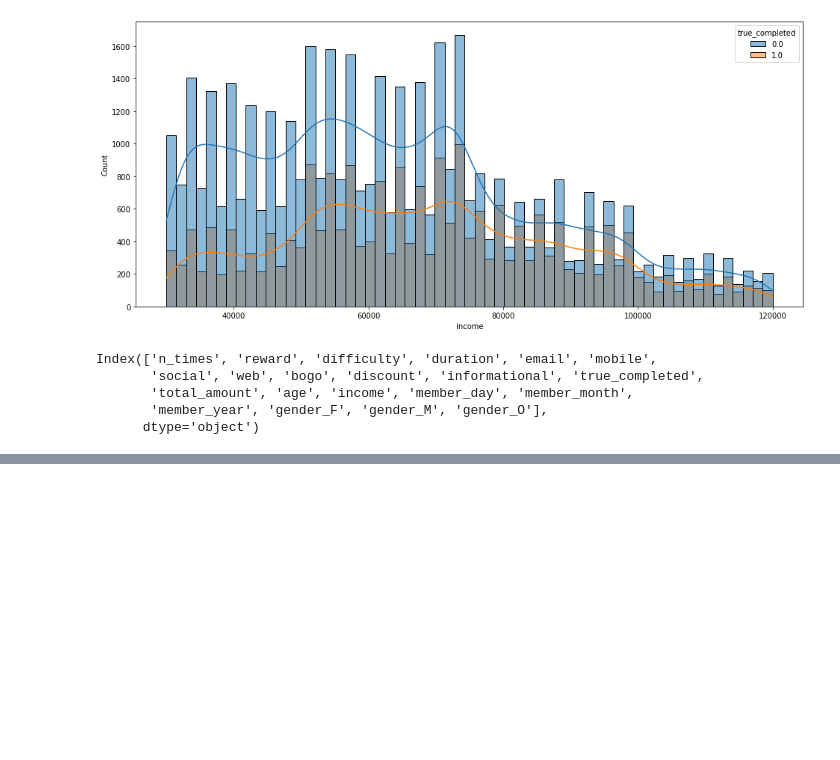
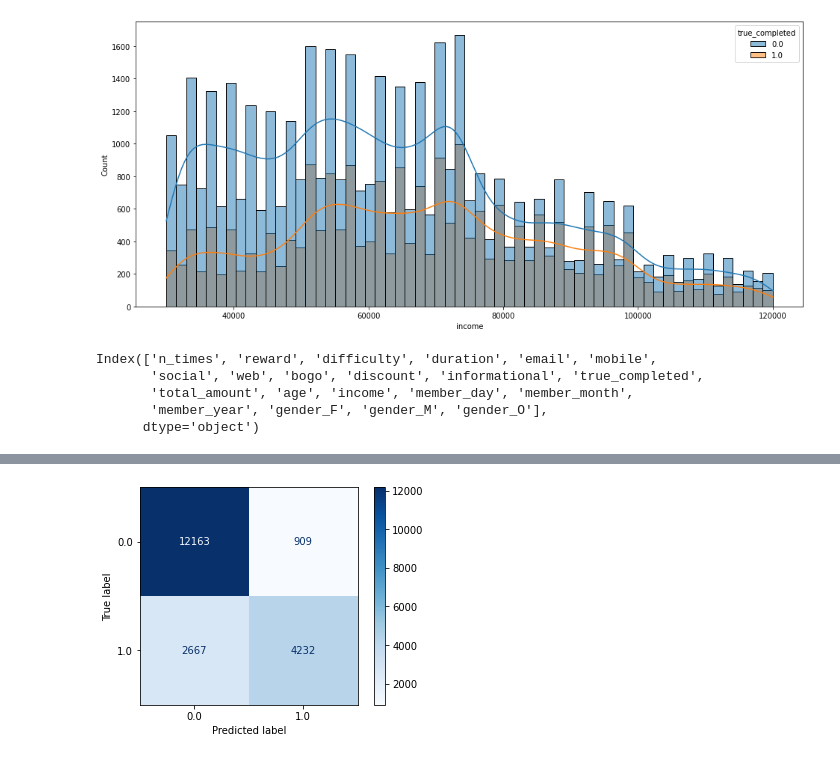
Before and after one commit to Haroldg94/Udacity-Machine-Learning-Engineer-Nanodegree, a Jupyter notebook: Capstone_project.ipynb, the cells around one changed output, grey strips where cells are left out. Drawn from its saved outputs; the diff is of its cells as text; code cells hidden in the pictures; blank space fills up the shorter version.

```diff
--- a/Capstone_project.ipynb
+++ b/Capstone_project.ipynb
@@ -1071,0 +1096,4 @@ The LogisticRegressionmodel got an F1_score score of: 0.7029900332225913
+# %%
+confusion_matrix_lr = plot_confusion_matrix(lr, X_test, y_test, cmap = 'Blues')
+# %% [output]
+[figure, added]
```
Also changed, not shown: parts of 8 cells of this notebook.
